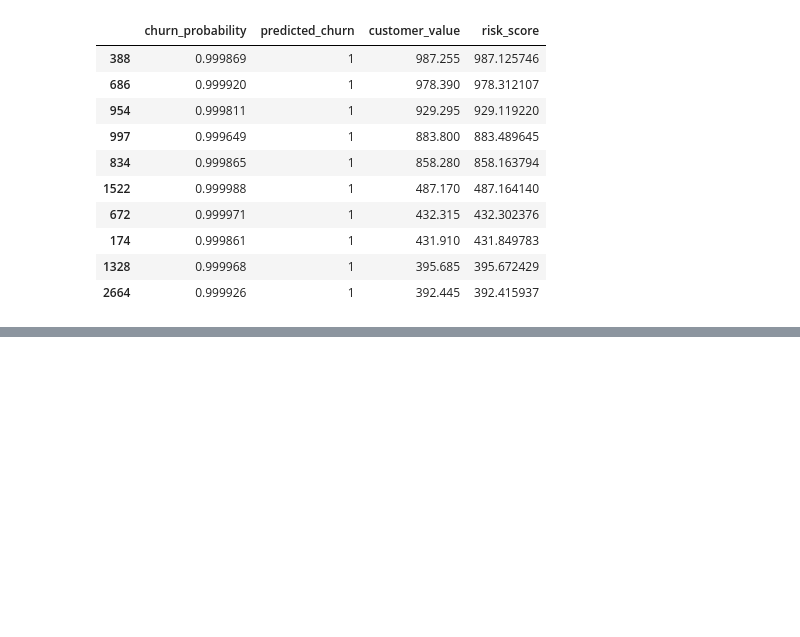
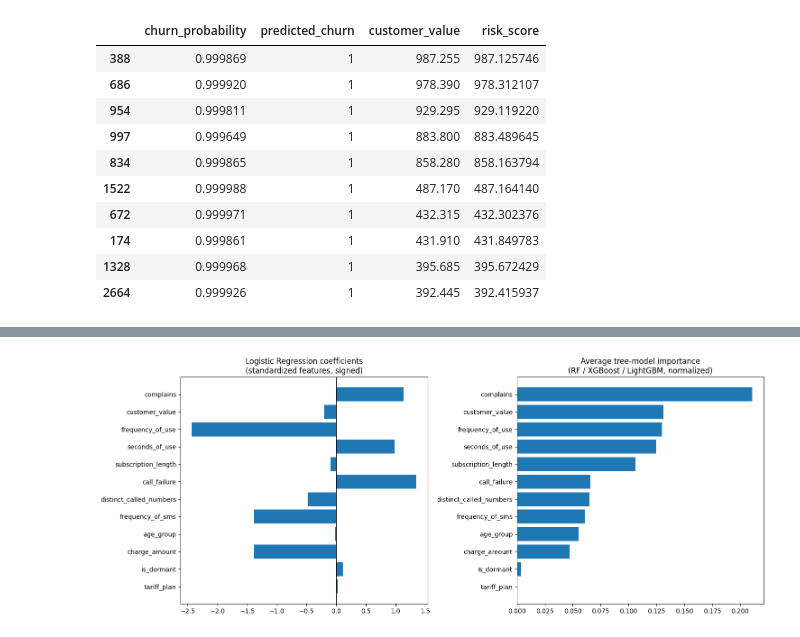
Before and after one commit to umunnaprecious2-prog/Customer-Churn-Prediction, a Jupyter notebook: Customer_Churn_Analysis.ipynb, the cells around one changed output, grey strips where cells are left out. Drawn from its saved outputs; the diff is of its cells as text; code cells hidden in the pictures; blank space fills up the shorter version.

Commit message:
Notebook: feature importance analysis (Section 9)
Co-Authored-By: Claude Sonnet 5 <noreply@anthropic.com>

```diff
--- a/Customer_Churn_Analysis.ipynb
+++ b/Customer_Churn_Analysis.ipynb
@@ -522,0 +527,34 @@ Top 10 highest-risk active customers (threshold=0.30):
+# %%
+importance_df = pd.DataFrame({"feature": FEATURES})
+importance_df["logreg_coefficient"] = fitted_pipelines["Logistic Regression"].named_steps["model"].coef_[0]
+
+for name in ["Random Forest", "XGBoost", "LightGBM"]:
+    col = f"{name.lower().replace(' ', '_')}_importance"
+    importance_df[col] = fitted_pipelines[name].named_steps["model"].feature_importances_
+
+# rank features by mean normalized tree importance for a single sort order
+tree_cols = [c for c in importance_df.columns if c.endswith("_importance")]
+norm = importance_df[tree_cols] / importance_df[tree_cols].sum()
+importance_df["avg_tree_importance"] = norm.mean(axis=1)
+importance_df = importance_df.sort_values("avg_tree_importance", ascending=False).reset_index(drop=True)
+importance_df.to_csv(OUTPUTS_DIR / "feature_importance.csv", index=False)
+
+fig, axes = plt.subplots(1, 2, figsize=(15, 6))
+order = importance_df["feature"]
+
+axes[0].barh(order, importance_df.set_index("feature").loc[order, "logreg_coefficient"])
+axes[0].set_title("Logistic Regression coefficients\n(standardized features, signed)")
+axes[0].axvline(0, color="black", linewidth=0.8)
+axes[0].invert_yaxis()
+
+axes[1].barh(order, importance_df.set_index("feature").loc[order, "avg_tree_importance"])
+axes[1].set_title("Average tree-model importance\n(RF / XGBoost / LightGBM, normalized)")
+axes[1].invert_yaxis()
+
+plt.tight_layout()
+plt.savefig(OUTPUTS_DIR / "feature_importance.png", dpi=120, bbox_inches="tight")
+plt.show()
+
+importance_df
+# %% [output]
+[figure, added]
```
Also changed, not shown: parts of 2 cells of this notebook, 2 other files.
